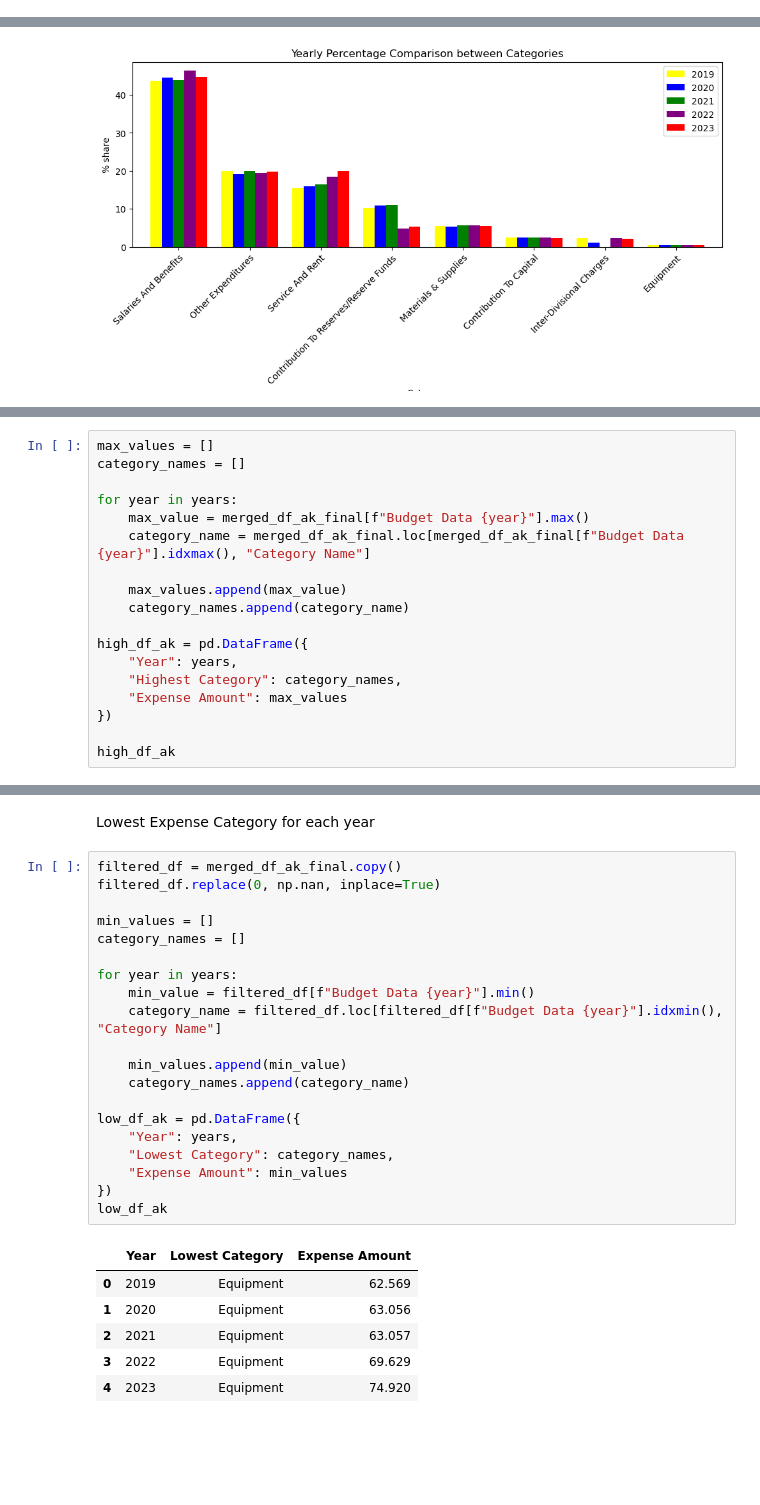
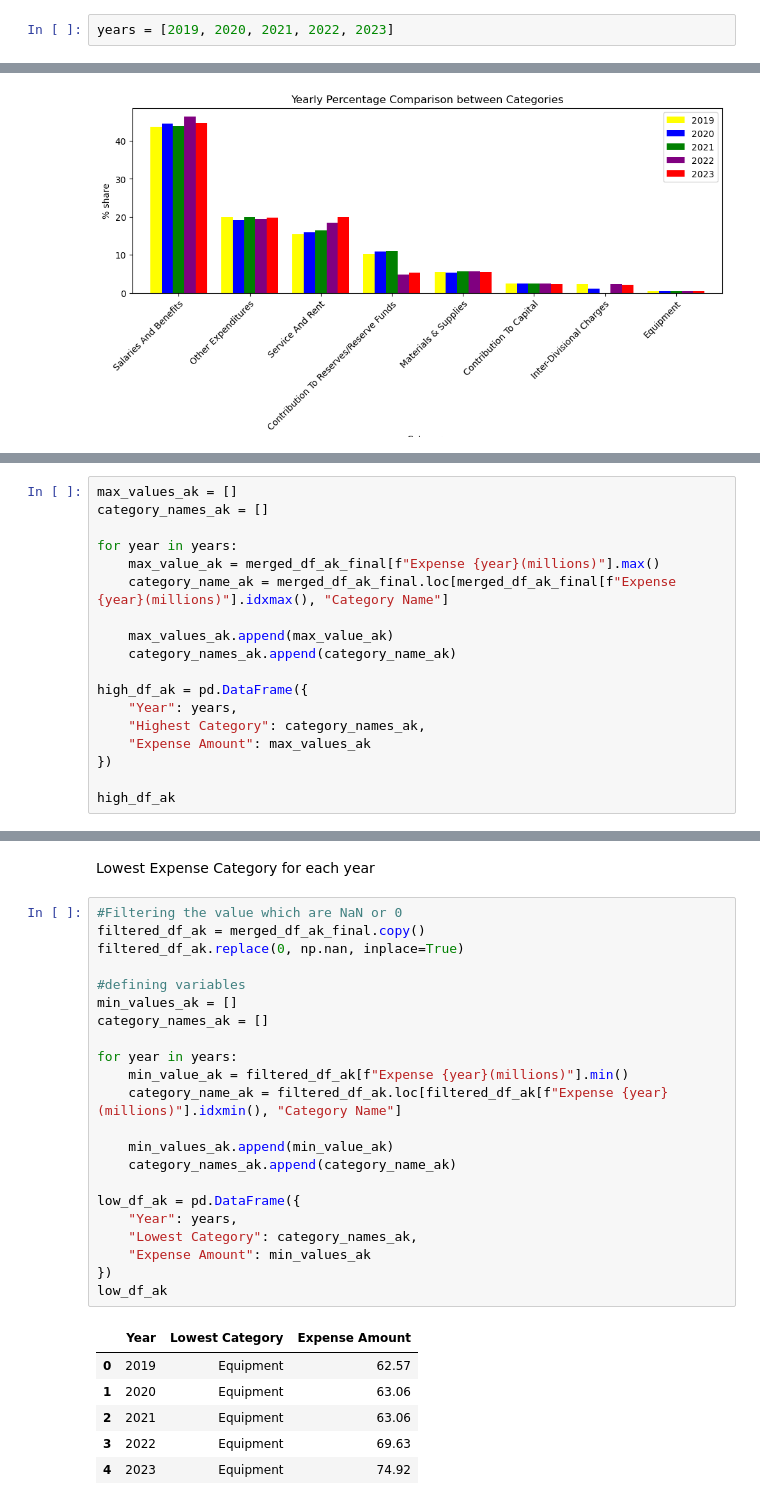
Before and after one commit to aayushgambhir2023/DA-Project-1, a Jupyter notebook: Cat-SubCat Analysis.ipynb, the cells around one changed output, grey strips where cells are left out. Saved outputs shown, nothing was run; the diff lists cells and outputs as text; blank space fills up the shorter version.

```diff
--- a/Cat-SubCat Analysis.ipynb
+++ b/Cat-SubCat Analysis.ipynb
@@ -406,0 +353,2 @@ category_df_2023_ak = category_df_2023_ak.rename(columns={"Category Name": "Cate
+# %%
+years = [2019, 2020, 2021, 2022, 2023]
@@ -616,18 +575,18 @@ Highest Expense Category for each year
 # %%
-max_values = []
-category_names = []
+max_values_ak = []
+category_names_ak = []
 
 for year in years:
-    max_value = merged_df_ak_final[f"Budget Data {year}"].max()
-    category_name = merged_df_ak_final.loc[merged_df_ak_final[f"Budget Data {year}"].idxmax(), "Category Name"]
+    max_value_ak = merged_df_ak_final[f"Expense {year}(millions)"].max()
+    category_name_ak = merged_df_ak_final.loc[merged_df_ak_final[f"Expense {year}(millions)"].idxmax(), "Category Name"]
 
-    max_values.append(max_value)
-    category_names.append(category_name)
+    max_values_ak.append(max_value_ak)
+    category_names_ak.append(category_name_ak)
 
 high_df_ak = pd.DataFrame({
     "Year": years,
-    "Highest Category": category_names,
-    "Expense Amount": max_values
+    "Highest Category": category_names_ak,
+    "Expense Amount": max_values_ak
 })
 
 high_df_ak
@@ -641,29 +600,31 @@ high_df_ak
-# %% [markdown]
-Lowest Expense Category for each year
+# %% [markdown]
+Lowest Expense Category for each year
 # %%
-filtered_df = merged_df_ak_final.copy()
-filtered_df.replace(0, np.nan, inplace=True)
+#Filtering the value which are NaN or 0
+filtered_df_ak = merged_df_ak_final.copy()
+filtered_df_ak.replace(0, np.nan, inplace=True)
 
-min_values = []
-category_names = []
+#defining variables
+min_values_ak = []
+category_names_ak = []
 
 for year in years:
-    min_value = filtered_df[f"Budget Data {year}"].min()
-    category_name = filtered_df.loc[filtered_df[f"Budget Data {year}"].idxmin(), "Category Name"]
+    min_value_ak = filtered_df_ak[f"Expense {year}(millions)"].min()
+    category_name_ak = filtered_df_ak.loc[filtered_df_ak[f"Expense {year}(millions)"].idxmin(), "Category Name"]
 
-    min_values.append(min_value)
-    category_names.append(category_name)
+    min_values_ak.append(min_value_ak)
+    category_names_ak.append(category_name_ak)
 
 low_df_ak = pd.DataFrame({
     "Year": years,
-    "Lowest Category": category_names,
-    "Expense Amount": min_values
+    "Lowest Category": category_names_ak,
+    "Expense Amount": min_values_ak
 })
 low_df_ak
 # %% [output]
 |  | Year | Lowest Category | Expense Amount |
-| 0 | 2019 | Equipment | 62.569 |
-| 1 | 2020 | Equipment | 63.056 |
-| 2 | 2021 | Equipment | 63.057 |
-| 3 | 2022 | Equipment | 69.629 |
-| 4 | 2023 | Equipment | 74.920 |
+| 0 | 2019 | Equipment | 62.57 |
+| 1 | 2020 | Equipment | 63.06 |
+| 2 | 2021 | Equipment | 63.06 |
+| 3 | 2022 | Equipment | 69.63 |
+| 4 | 2023 | Equipment | 74.92 |
```
Also changed, not shown: parts of 66 cells of this notebook, 1 other file.
